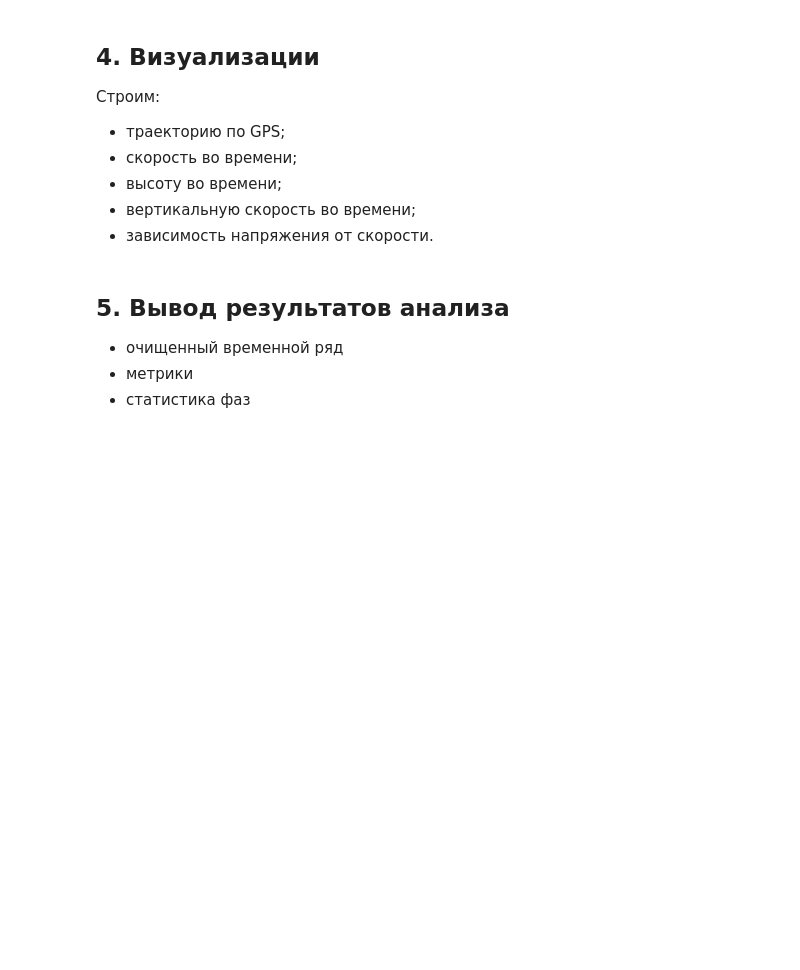
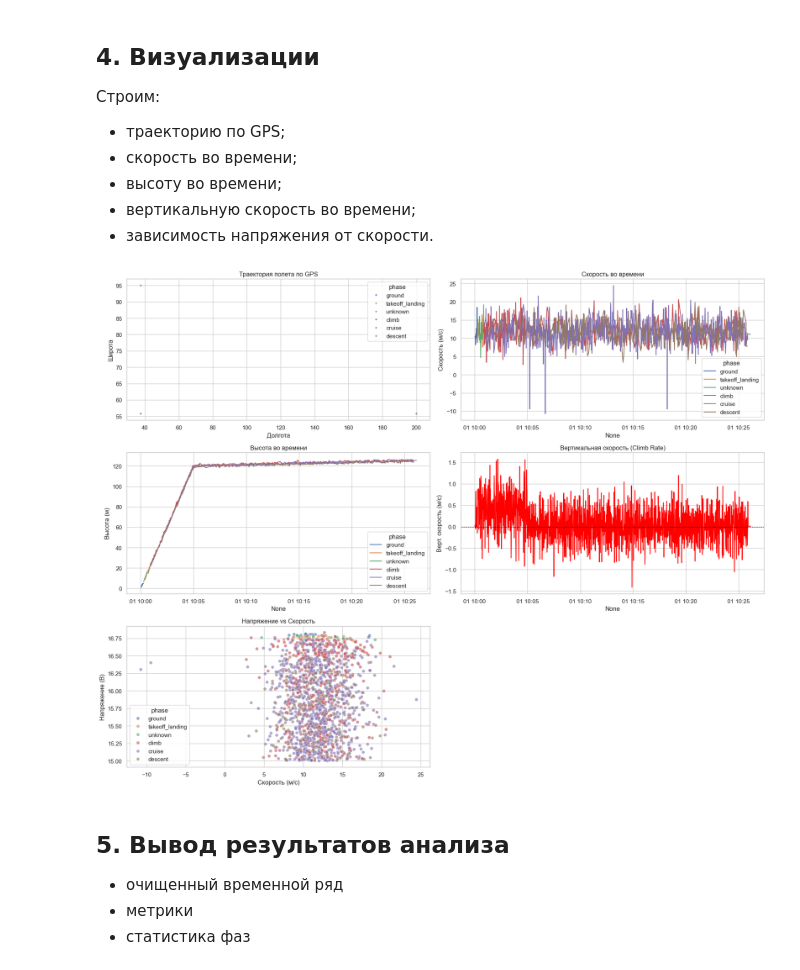
Before and after one commit to ol1xy/visualisation, a Jupyter notebook: uav-practice/UAV.ipynb, the cells around one changed output. Drawn from its saved outputs; the diff is of its cells as text; code cells hidden in the pictures; blank space fills up the shorter version.

```diff
--- a/uav-practice/UAV.ipynb
+++ b/uav-practice/UAV.ipynb
@@ -67 +94,9 @@ data = data[data['delta_alt'] < 30.0]
+# %%
+new_index = pd.date_range(start = data.index.min(), end = data.index.max(), freq='1s')
+data_resampled = data.reindex(new_index)
+# %%
+numeric_cols = data_resampled.select_dtypes(include=['number']).columns
+data_fixed = data_resampled.copy()
+data_fixed[numeric_cols] = data_fixed[numeric_cols].interpolate(method='linear')
+data_fixed[numeric_cols] = data_fixed[numeric_cols].ffill().bfill()
 # %% [markdown]
@@ -93,7 +225,46 @@ data = data[data['delta_alt'] < 30.0]
 - вертикальную скорость во времени;
 - зависимость напряжения от скорости.
 # %%
-# TODO: визуализации
+if 'phase' not in data_fixed.columns:
+    data_fixed['phase'] = data_fixed.apply(classify_flight_phase, axis=1)
+
+sns.set_theme(style='whitegrid')
+fig = plt.figure(figsize=(18, 14))
+
+ax1 = fig.add_subplot(3, 2, 1)
+sns.scatterplot(data = data_fixed, x = 'lon', y = 'lat',
+                hue='phase', s=10, ax = ax1)
+ax1.set_title('Траектория полета по GPS')
+ax1.set_xlabel("Долгота")
+ax1.set_ylabel('Широта')
+
+ax2 = fig.add_subplot(3, 2, 2)
+sns.lineplot(data = data_fixed, x = data_fixed.index, y='speed_mps',
+              hue = 'phase', ax = ax2)
+ax2.set_title('Скорость во времени')
+ax2.set_ylabel('Скорость (м/с)')
+
+ax3 = fig.add_subplot(3, 2, 3)
+sns.lineplot(data=data_fixed, x=data_fixed.index, y='alt_m', hue='phase', ax=ax3)
+ax3.set_title('Высота во времени')
+ax3.set_ylabel('Высота (м)')
+
+ax4 = fig.add_subplot(3, 2, 4)
+sns.lineplot(data=data_fixed, x=data_fixed.index, y='v_speed_smooth', color='red', ax=ax4)
+ax4.axhline(0, color='black', linestyle='--', linewidth=0.8)
+ax4.set_title('Вертикальная скорость (Climb Rate)')
+ax4.set_ylabel('Верт. скорость (м/с)')
+
+ax5 = fig.add_subplot(3, 2, 5)
+sns.scatterplot(data=data_fixed, x='speed_mps', y='voltage_v', hue='phase', alpha=0.6, ax=ax5)
+ax5.set_title('Напряжение vs Скорость')
+ax5.set_xlabel('Скорость (м/с)')
+ax5.set_ylabel('Напряжение (В)')
+
+plt.tight_layout()
+plt.show()
+# %% [output]
+[figure, added]
 # %% [markdown]
 ## 5. Вывод результатов анализа
 - очищенный временной ряд
```
Also changed, not shown: parts of 23 cells of this notebook.
